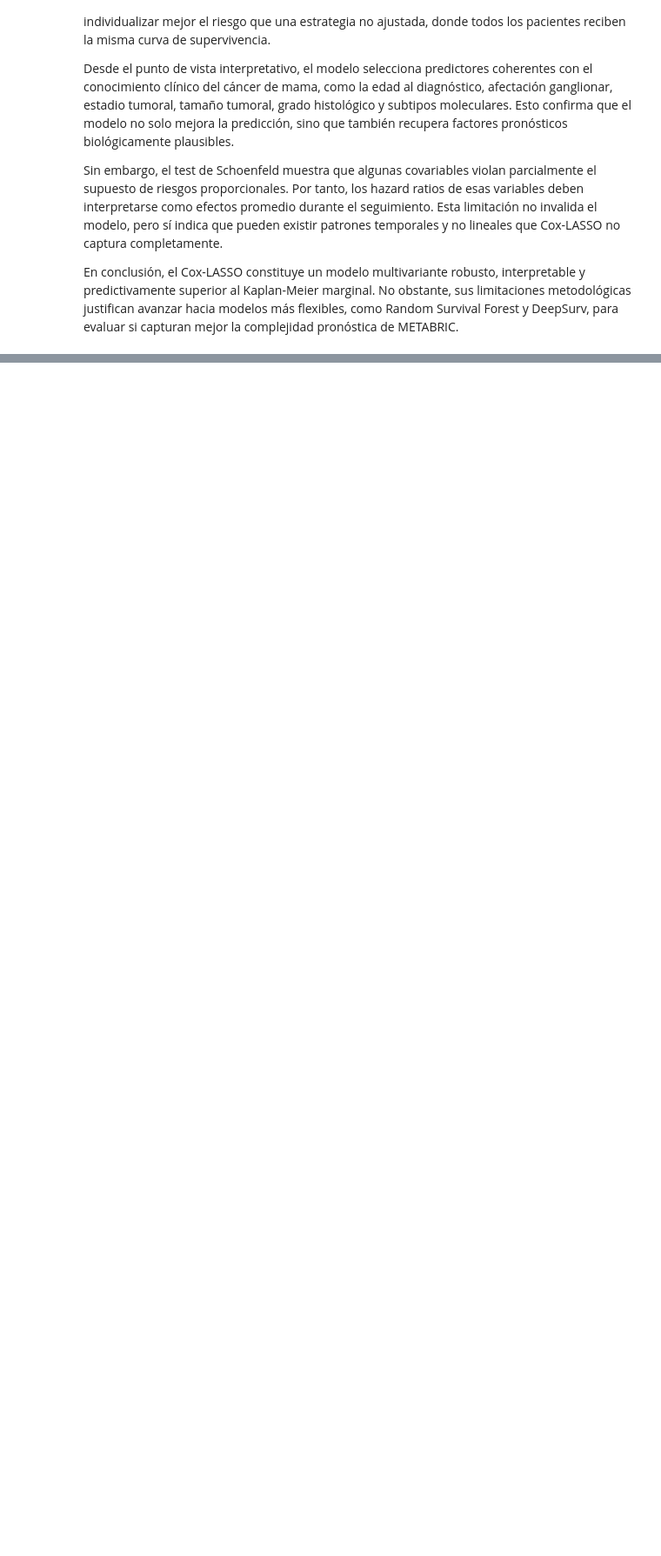
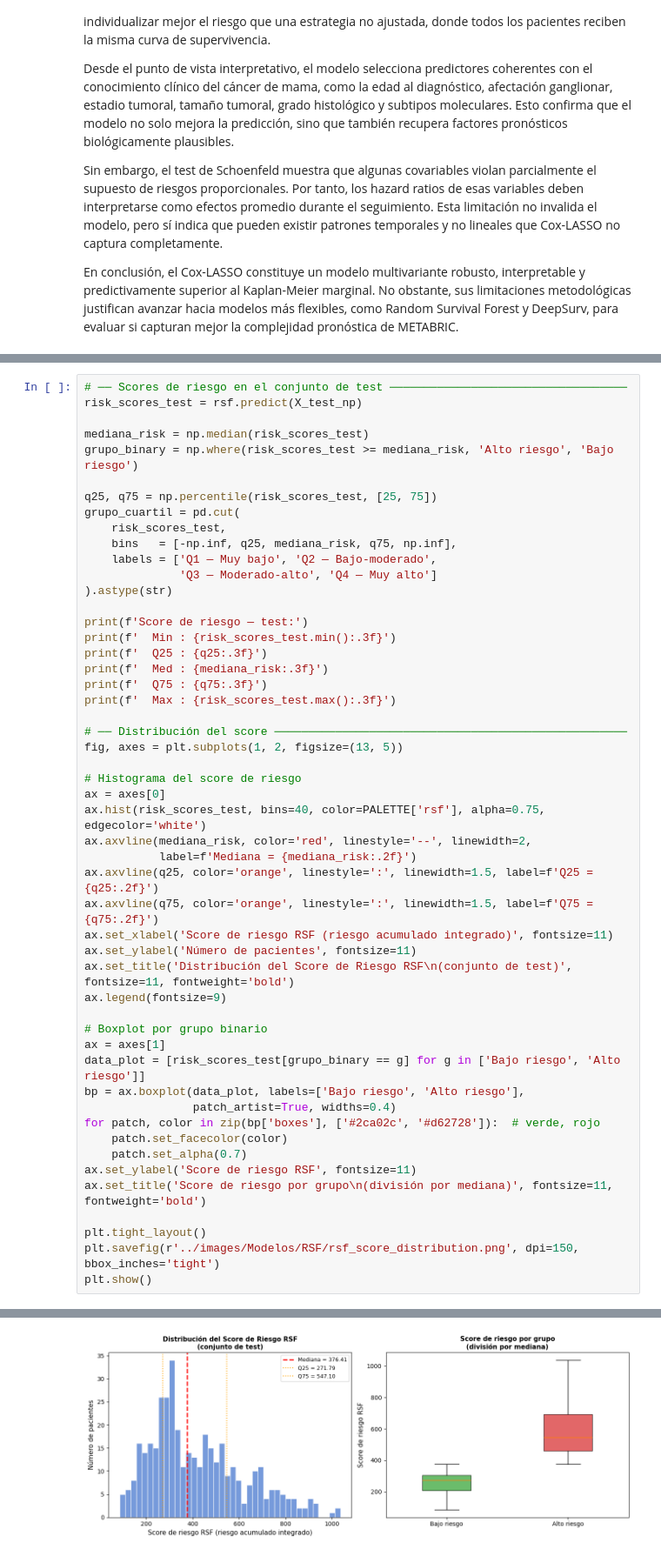
Before and after one commit to JulioUQ/TFM---Analisis-de-supervivencia-del-cancer, a Jupyter notebook: Modulo 3 - Diseño e implementacion del trabajo/code/METABRIC_Diseño_Implementacion_Modelos_inprogress.ipynb, the cells around one changed output, grey strips where cells are left out. Shown at 87% size. Drawn from its saved outputs; the diff is of its cells as text; blank space fills up the shorter version.

```diff
--- a/Modulo 3 - Diseño e implementacion del trabajo/code/METABRIC_Diseño_Implementacion_Modelos_inprogress.ipynb
+++ b/Modulo 3 - Diseño e implementacion del trabajo/code/METABRIC_Diseño_Implementacion_Modelos_inprogress.ipynb
@@ -1336,0 +2060,52 @@ En conclusión, el Cox-LASSO constituye un modelo multivariante robusto, interpr
+# %%
+# ── Scores de riesgo en el conjunto de test ───────────────────────────────────
+risk_scores_test = rsf.predict(X_test_np)
+
+mediana_risk = np.median(risk_scores_test)
+grupo_binary = np.where(risk_scores_test >= mediana_risk, 'Alto riesgo', 'Bajo riesgo')
+
+q25, q75 = np.percentile(risk_scores_test, [25, 75])
+grupo_cuartil = pd.cut(
+    risk_scores_test,
+    bins   = [-np.inf, q25, mediana_risk, q75, np.inf],
+    labels = ['Q1 — Muy bajo', 'Q2 — Bajo-moderado',
+              'Q3 — Moderado-alto', 'Q4 — Muy alto']
+).astype(str)
+
+print(f'Score de riesgo — test:')
+print(f'  Min : {risk_scores_test.min():.3f}')
+print(f'  Q25 : {q25:.3f}')
+print(f'  Med : {mediana_risk:.3f}')
+print(f'  Q75 : {q75:.3f}')
+print(f'  Max : {risk_scores_test.max():.3f}')
+
+# ── Distribución del score ────────────────────────────────────────────────────
+fig, axes = plt.subplots(1, 2, figsize=(13, 5))
+
+# Histograma del score de riesgo
+ax = axes[0]
+ax.hist(risk_scores_test, bins=40, color=PALETTE['rsf'], alpha=0.75, edgecolor='white')
+ax.axvline(mediana_risk, color='red', linestyle='--', linewidth=2,
+           label=f'Mediana = {mediana_risk:.2f}')
+ax.axvline(q25, color='orange', linestyle=':', linewidth=1.5, label=f'Q25 = {q25:.2f}')
+ax.axvline(q75, color='orange', linestyle=':', linewidth=1.5, label=f'Q75 = {q75:.2f}')
+ax.set_xlabel('Score de riesgo RSF (riesgo acumulado integrado)', fontsize=11)
+ax.set_ylabel('Número de pacientes', fontsize=11)
+ax.set_title('Distribución del Score de Riesgo RSF\n(conjunto de test)', fontsize=11, fontweight='bold')
+ax.legend(fontsize=9)
+
+# Boxplot por grupo binario
+ax = axes[1]
+data_plot = [risk_scores_test[grupo_binary == g] for g in ['Bajo riesgo', 'Alto riesgo']]
+bp = ax.boxplot(data_plot, labels=['Bajo riesgo', 'Alto riesgo'],
+                patch_artist=True, widths=0.4)
+for patch, color in zip(bp['boxes'], ['#2ca02c', '#d62728']):  # verde, rojo
+    patch.set_facecolor(color)
+    patch.set_alpha(0.7)
+ax.set_ylabel('Score de riesgo RSF', fontsize=11)
+ax.set_title('Score de riesgo por grupo\n(división por mediana)', fontsize=11, fontweight='bold')
+
+plt.tight_layout()
+plt.savefig(r'../images/Modelos/RSF/rsf_score_distribution.png', dpi=150, bbox_inches='tight')
+plt.show()
+# %% [output]
@@ -1336,0 +2118 @@ En conclusión, el Cox-LASSO constituye un modelo multivariante robusto, interpr
+[figure, added]
```
Also changed, not shown: parts of 44 cells of this notebook, 10 other files.
